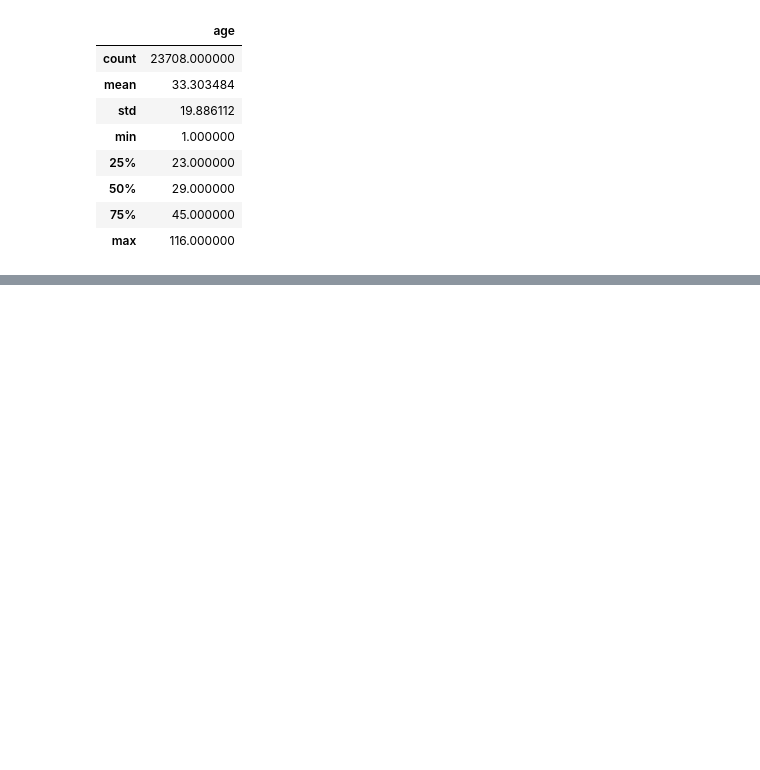
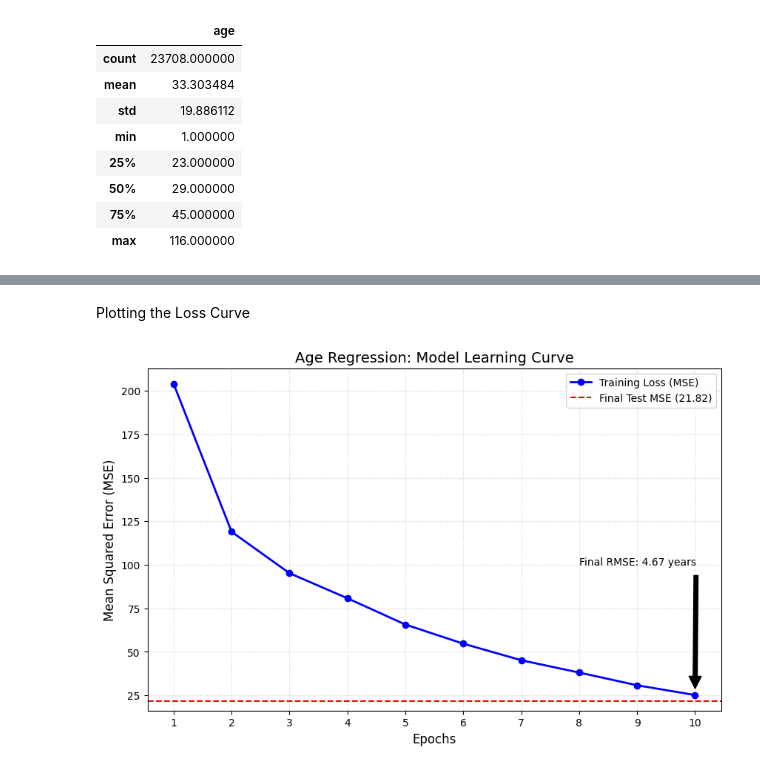
Before and after one commit to BPragun/AI_Projects, a Jupyter notebook: Deep_Learning/age_predictor.ipynb, the cells around one changed output, grey strips where cells are left out. Drawn from its saved outputs; the diff is of its cells as text; code cells hidden in the pictures; blank space fills up the shorter version.

Commit message:
Updated a file in Deep Learning.

```diff
--- a/Deep_Learning/age_predictor.ipynb
+++ b/Deep_Learning/age_predictor.ipynb
@@ -64,0 +281,31 @@ df.describe()
+# %% [markdown]
+Plotting the Loss Curve
+# %%
+epochs = range(1, 11)
+train_losses = [204.0, 119.0, 95.2, 80.8, 65.7, 54.7, 45.2, 38.1, 30.8, 25.2]
+test_mse = 21.82
+
+plt.figure(figsize=(10, 6))
+
+
+plt.plot(epochs, train_losses, label='Training Loss (MSE)', color='blue', marker='o', linewidth=2)
+
+
+plt.axhline(y=test_mse, color='red', linestyle='--', label=f'Final Test MSE ({test_mse:.2f})')
+
+
+plt.title('Age Regression: Model Learning Curve', fontsize=14)
+plt.xlabel('Epochs', fontsize=12)
+plt.ylabel('Mean Squared Error (MSE)', fontsize=12)
+plt.xticks(epochs)
+plt.grid(True, linestyle=':', alpha=0.6)
+plt.legend()
+
+
+plt.annotate(f'Final RMSE: {test_mse**0.5:.2f} years',
+             xy=(10, train_losses[-1]), xytext=(8, 100),
+             arrowprops=dict(facecolor='black', shrink=0.05))
+
+plt.show()
+# %% [output]
+[figure, added]
```
Also changed, not shown: parts of 15 cells of this notebook.
